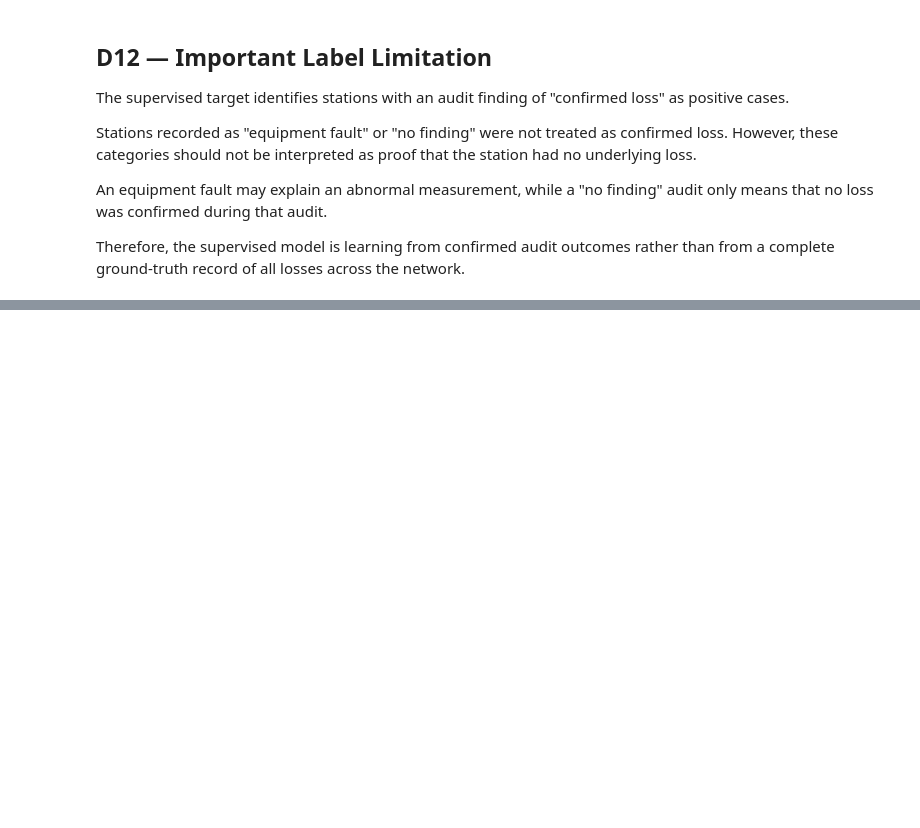
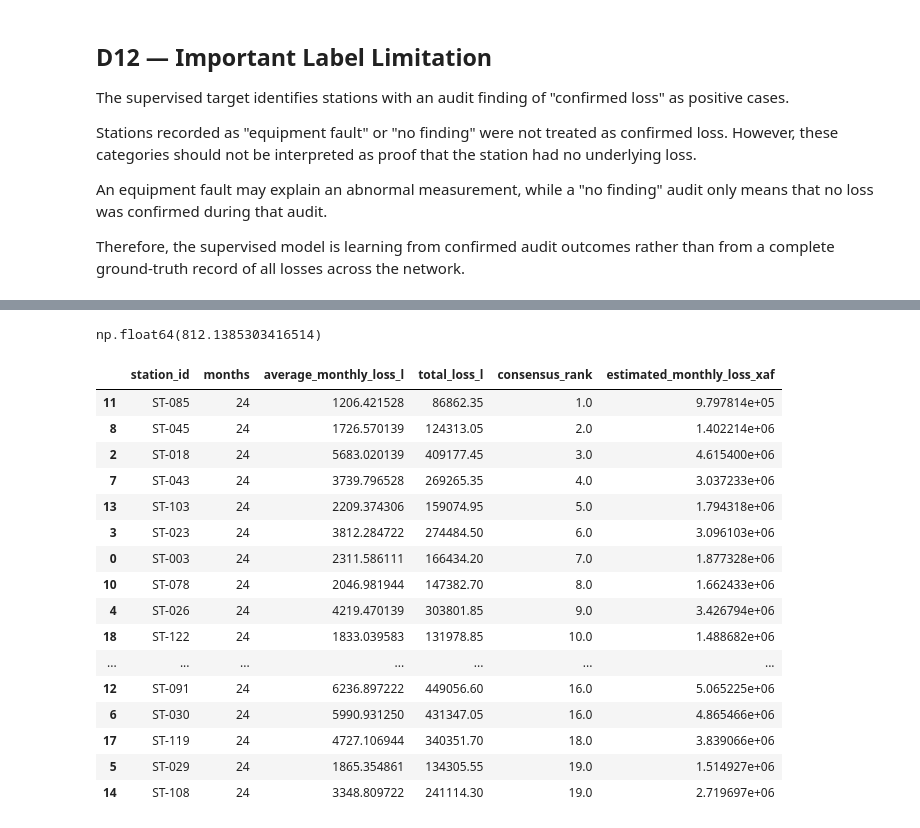
Before and after one commit to moforrochelle/skye8-ds-mofor-rochelle, a Jupyter notebook: notebooks/fuel_reconciliation.ipynb, the cells around one changed output, grey strips where cells are left out. Saved outputs shown, nothing was run; the diff lists cells and outputs as text; code cells hidden in the pictures; blank space fills up the shorter version.

```diff
--- a/notebooks/fuel_reconciliation.ipynb
+++ b/notebooks/fuel_reconciliation.ipynb
@@ -2525,0 +2863,6 @@ across the network.
+# %%
+monthly_loss = monthly_reconciliation.copy()
+
+monthly_loss["positive_loss_l"] = monthly_loss["unexplained_loss_l"].clip(lower=0)
+
+monthly_loss.head()
@@ -2525,0 +2876,4 @@ across the network.
+# %%
+top20_stations = consensus_ranking.head(20)[["station_id", "consensus_rank"]].copy()
+
+top20_stations
@@ -2525,0 +2898,18 @@ across the network.
+# %%
+top20_monthly_loss = monthly_loss.merge(top20_stations, on="station_id", how="inner")
+
+monthly_station_summary = (
+    top20_monthly_loss.groupby("station_id")
+    .agg(
+        months=("month", "nunique"),
+        average_monthly_loss_l=("positive_loss_l", "mean"),
+        total_loss_l=("positive_loss_l", "sum"),
+    )
+    .reset_index()
+)
+
+monthly_station_summary = monthly_station_summary.merge(
+    top20_stations, on="station_id", how="left"
+)
+
+monthly_station_summary.sort_values("consensus_rank")
@@ -2525,0 +2934,32 @@ across the network.
+# %%
+sales_value_per_litre = (
+    sales_clean["revenue_xaf"].sum() / sales_clean["litres_sold"].sum()
+)
+
+sales_value_per_litre
+# %% [output]
+np.float64(812.1385303416514)
+# %%
+monthly_station_summary["estimated_monthly_loss_xaf"] = (
+    monthly_station_summary["average_monthly_loss_l"] * sales_value_per_litre
+)
+
+monthly_station_summary.sort_values("consensus_rank")
+# %% [output]
+|  | station_id | months | average_monthly_loss_l | total_loss_l | consensus_rank | estimated_monthly_loss_xaf |
+| 11 | ST-085 | 24 | 1206.421528 | 86862.35 | 1.0 | 9.797814e+05 |
+| 8 | ST-045 | 24 | 1726.570139 | 124313.05 | 2.0 | 1.402214e+06 |
+| 2 | ST-018 | 24 | 5683.020139 | 409177.45 | 3.0 | 4.615400e+06 |
+| 7 | ST-043 | 24 | 3739.796528 | 269265.35 | 4.0 | 3.037233e+06 |
+| 13 | ST-103 | 24 | 2209.374306 | 159074.95 | 5.0 | 1.794318e+06 |
+| 3 | ST-023 | 24 | 3812.284722 | 274484.50 | 6.0 | 3.096103e+06 |
+| 0 | ST-003 | 24 | 2311.586111 | 166434.20 | 7.0 | 1.877328e+06 |
+| 10 | ST-078 | 24 | 2046.981944 | 147382.70 | 8.0 | 1.662433e+06 |
+| 4 | ST-026 | 24 | 4219.470139 | 303801.85 | 9.0 | 3.426794e+06 |
+| 18 | ST-122 | 24 | 1833.039583 | 131978.85 | 10.0 | 1.488682e+06 |
+| ... | ... | ... | ... | ... | ... | ... |
+| 12 | ST-091 | 24 | 6236.897222 | 449056.60 | 16.0 | 5.065225e+06 |
+| 6 | ST-030 | 24 | 5990.931250 | 431347.05 | 16.0 | 4.865466e+06 |
+| 17 | ST-119 | 24 | 4727.106944 | 340351.70 | 18.0 | 3.839066e+06 |
+| 5 | ST-029 | 24 | 1865.354861 | 134305.55 | 19.0 | 1.514927e+06 |
+| 14 | ST-108 | 24 | 3348.809722 | 241114.30 | 19.0 | 2.719697e+06 |
```
Also changed, not shown: parts of 35 cells of this notebook, 2 other files.
